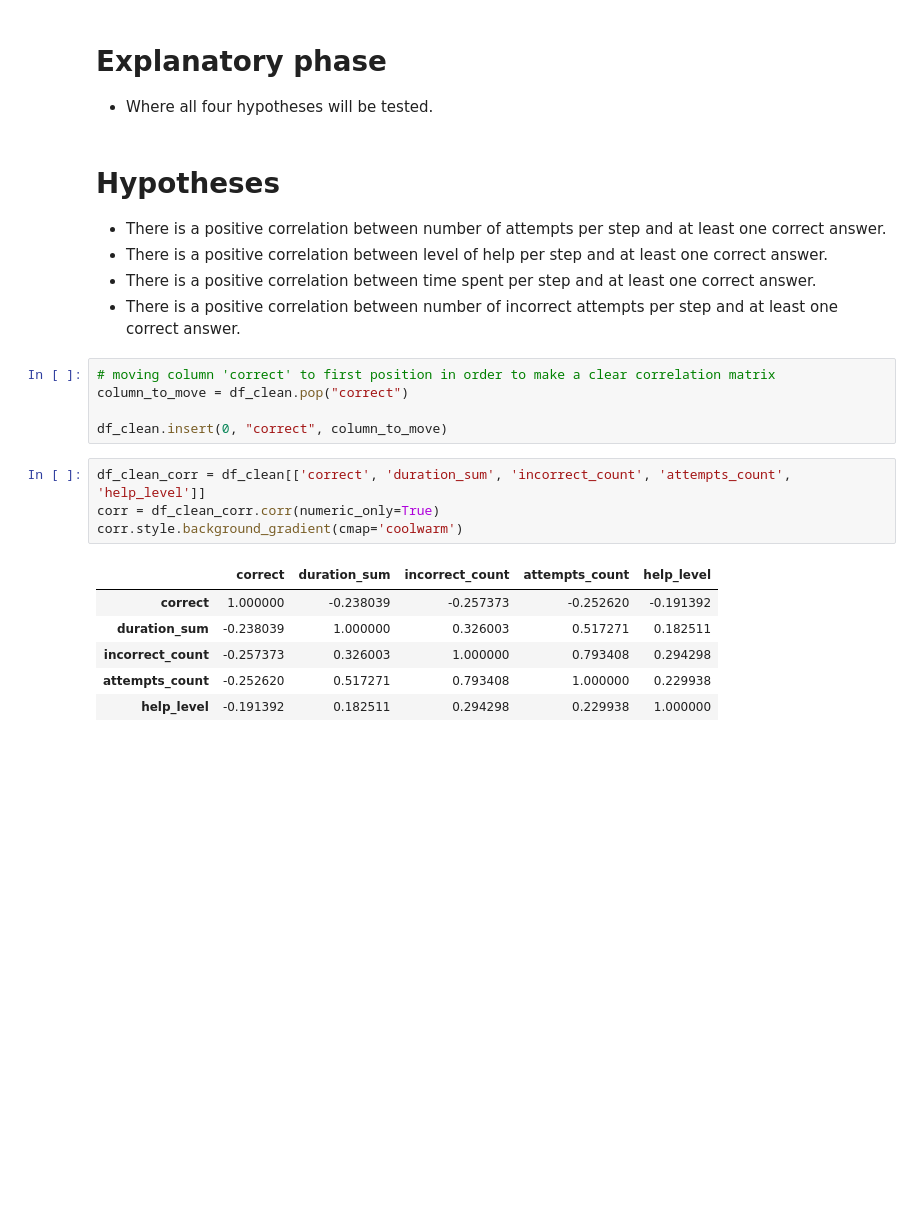
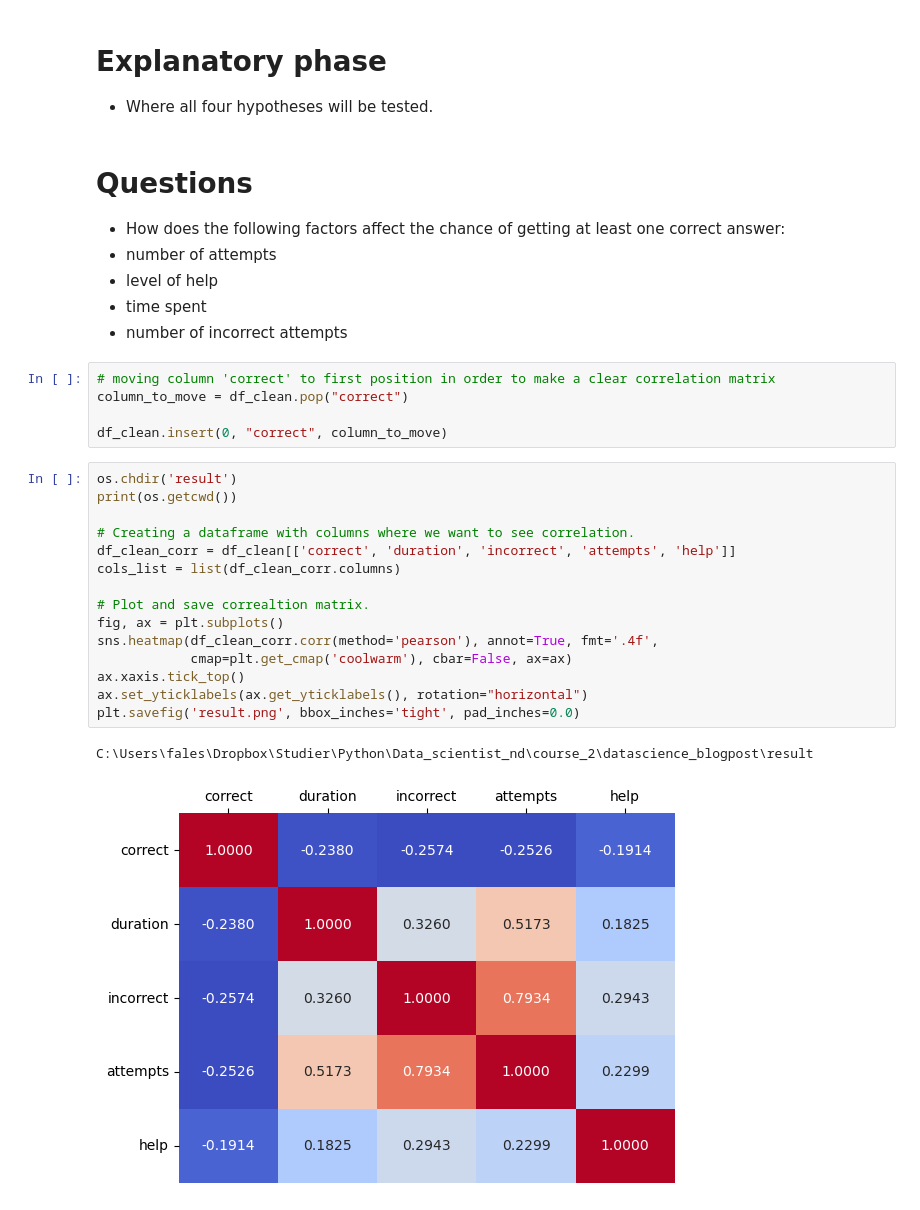
Before and after one commit to Morotskungen/datascience_blogpost, a Jupyter notebook: Project_blogpost_250426.ipynb, the cells around one changed output. Drawn from its saved outputs; the diff is of its cells as text; blank space fills up the shorter version.

```diff
--- a/Project_blogpost_250426.ipynb
+++ b/Project_blogpost_250426.ipynb
@@ -349,25 +358,33 @@ df_clean.to_csv('data/chinese_students_cleaned.csv')
 # Explanatory phase
 - Where all four hypotheses will be tested.
 # %% [markdown]
-# Hypotheses
-- There is a positive correlation between number of attempts per step and at least one correct answer.
-- There is a positive correlation between level of help per step and at least one correct answer.
-- There is a positive correlation between time spent per step and at least one correct answer.
-- There is a positive correlation between number of incorrect attempts per step and at least one correct answer.
+# Questions
+- How does the following factors affect the chance of getting at least one correct answer:
+- number of attempts
+- level of help
+- time spent
+- number of incorrect attempts
 # %%
 # moving column 'correct' to first position in order to make a clear correlation matrix
 column_to_move = df_clean.pop("correct")
 
 df_clean.insert(0, "correct", column_to_move)
-# %%
-df_clean_corr = df_clean[['correct', 'duration_sum', 'incorrect_count', 'attempts_count', 'help_level']]
-corr = df_clean_corr.corr(numeric_only=True)
-corr.style.background_gradient(cmap='coolwarm')
-# %% [output]
-|  | correct | duration_sum | incorrect_count | attempts_count | help_level |
-| correct | 1.000000 | -0.238039 | -0.257373 | -0.252620 | -0.191392 |
-| duration_sum | -0.238039 | 1.000000 | 0.326003 | 0.517271 | 0.182511 |
-| incorrect_count | -0.257373 | 0.326003 | 1.000000 | 0.793408 | 0.294298 |
-| attempts_count | -0.252620 | 0.517271 | 0.793408 | 1.000000 | 0.229938 |
-| help_level | -0.191392 | 0.182511 | 0.294298 | 0.229938 | 1.000000 |
+# %%
+os.chdir('result')
+print(os.getcwd())
+
+# Creating a dataframe with columns where we want to see correlation.
+df_clean_corr = df_clean[['correct', 'duration', 'incorrect', 'attempts', 'help']]
+cols_list = list(df_clean_corr.columns)
+
+# Plot and save correaltion matrix.
+fig, ax = plt.subplots()
+sns.heatmap(df_clean_corr.corr(method='pearson'), annot=True, fmt='.4f',
+            cmap=plt.get_cmap('coolwarm'), cbar=False, ax=ax)
+ax.xaxis.tick_top()
+ax.set_yticklabels(ax.get_yticklabels(), rotation="horizontal")
+plt.savefig('result.png', bbox_inches='tight', pad_inches=0.0)
+# %% [output]
+C:\Users\fales\Dropbox\Studier\Python\Data_scientist_nd\course_2\datascience_blogpost\result
+[figure, added]
 # %%
```
Also changed, not shown: parts of 18 cells of this notebook, 14 other files.
